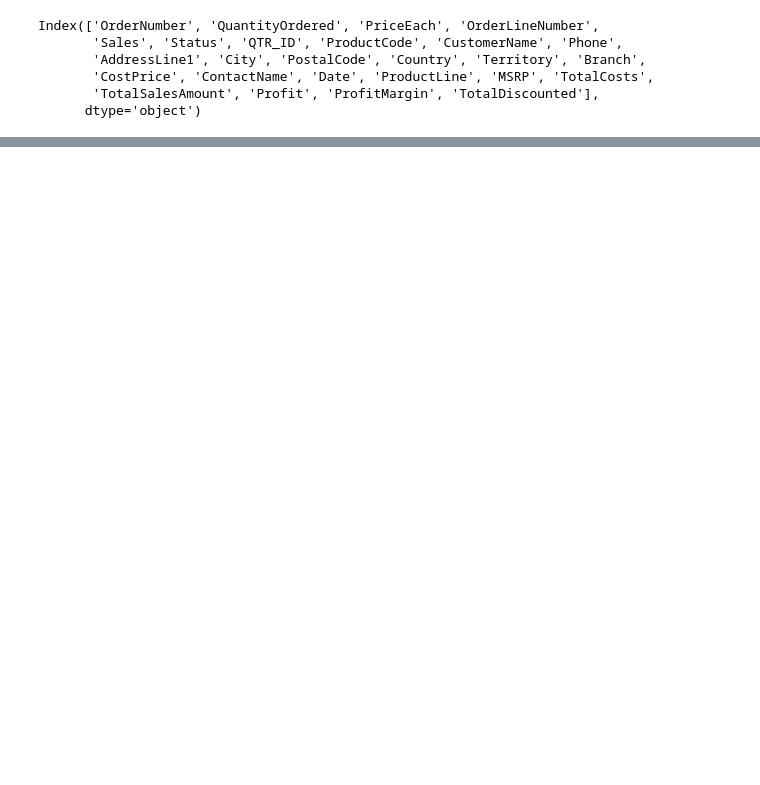
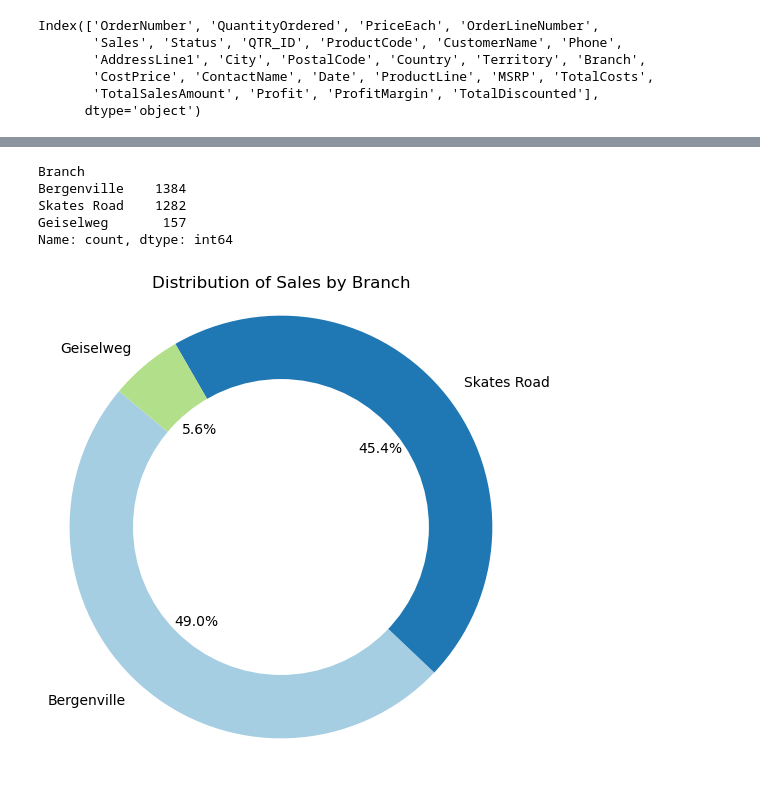
Before and after one commit to OjuokOchi/TOY-SALES-ANALYTICS, a Jupyter notebook: index.ipynb, the cells around one changed output, grey strips where cells are left out. Cells and saved outputs as stored; diff of their text form; code cells hidden in the pictures; blank space fills up the shorter version.

```diff
--- a/index.ipynb
+++ b/index.ipynb
@@ -548,0 +677,23 @@ Index(['OrderNumber', 'QuantityOrdered', 'PriceEach', 'OrderLineNumber',
+# %%
+sales['Branch'].value_counts()
+# %% [output]
+Branch
+Bergenville    1384
+Skates Road    1282
+Geiselweg       157
+Name: count, dtype: int64
+# %%
+# Get the value counts of the 'Branch' column
+branch_counts = sales['Branch'].value_counts()
+
+# Plotting the donut chart
+plt.figure(figsize=(6, 6))
+plt.pie(branch_counts, labels=branch_counts.index, autopct='%1.1f%%', startangle=140, colors=plt.cm.Paired.colors)
+centre_circle = plt.Circle((0, 0), 0.70, fc='white')  # Create a white circle at the center
+fig = plt.gcf()
+fig.gca().add_artist(centre_circle)  # Add the circle in the center
+plt.title("Distribution of Sales by Branch")
+plt.axis('equal')  # Equal aspect ratio ensures the donut chart is circular.
+plt.show()
+# %% [output]
+[figure, added]
```
Also changed, not shown: parts of 44 cells of this notebook.
